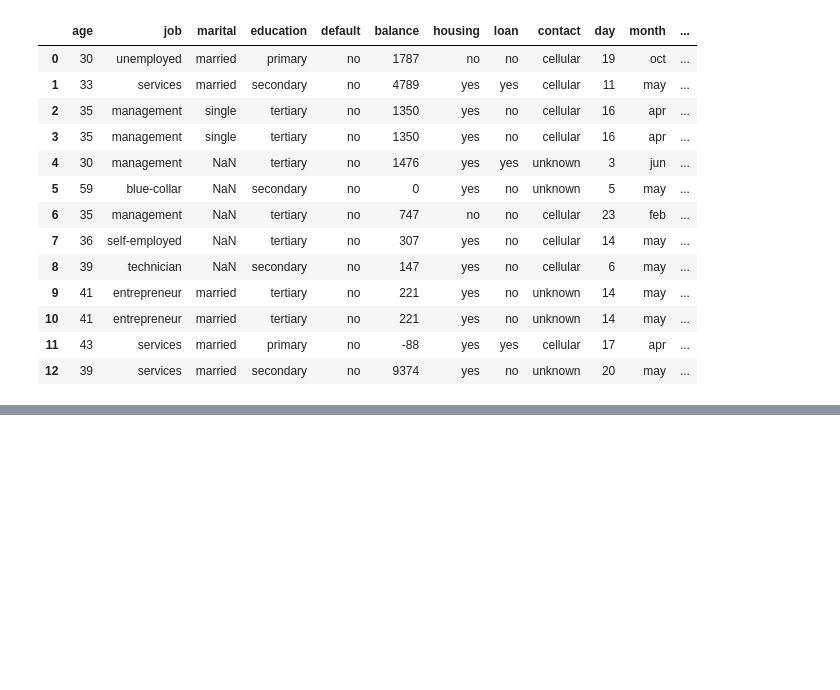
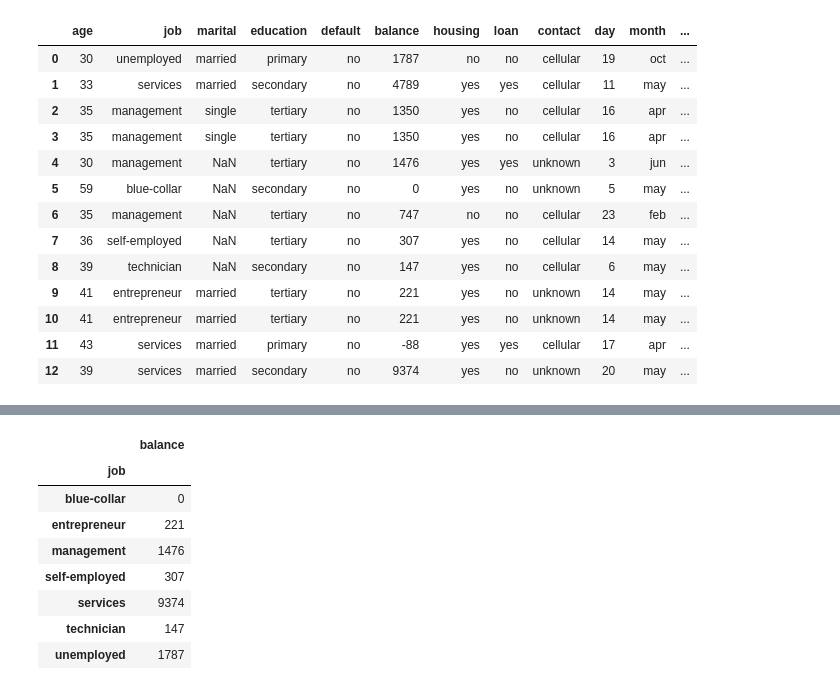
Before and after one commit to Himanshu7011/MiniProJect_NumPY_Pandas, a Jupyter notebook: Mini_P.ipynb, the cells around one changed output, grey strips where cells are left out. Saved outputs shown, nothing was run; the diff lists cells and outputs as text; code cells hidden in the pictures; blank space fills up the shorter version.

```diff
--- a/Mini_P.ipynb
+++ b/Mini_P.ipynb
@@ -185,0 +208,12 @@ df
+# %%
+df.pivot_table(index='job', values='balance', aggfunc=max)
+# %% [output]
+|  | balance |
+| job |  |
+| blue-collar | 0 |
+| entrepreneur | 221 |
+| management | 1476 |
+| self-employed | 307 |
+| services | 9374 |
+| technician | 147 |
+| unemployed | 1787 |
```
Also changed, not shown: parts of 8 cells of this notebook.
